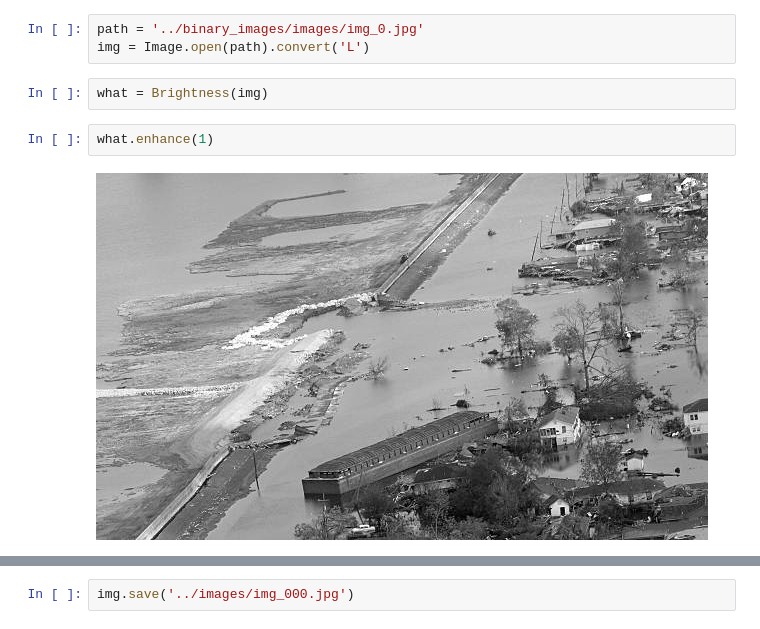
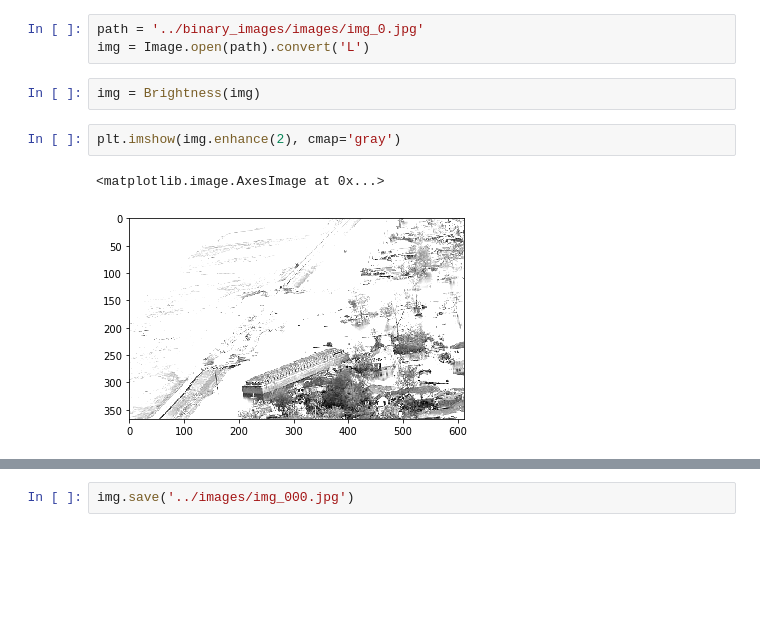
Before and after one commit to Kalz123/Flood_detection_through_imagery, a Jupyter notebook: code/img_augmentation.ipynb, the cells around one changed output, grey strips where cells are left out. Drawn from its saved outputs; the diff is of its cells as text; blank space fills up the shorter version.

```diff
--- a/code/img_augmentation.ipynb
+++ b/code/img_augmentation.ipynb
@@ -10,10 +10,11 @@ from PIL.ImageEnhance import Brightness
 path = '../binary_images/images/img_0.jpg'
 img = Image.open(path).convert('L')
 # %%
-what = Brightness(img)
+img = Brightness(img)
-# %%
-what.enhance(1)
-# %% [output]
-[figure, removed]
+# %%
+plt.imshow(img.enhance(2), cmap='gray')
+# %% [output]
+<matplotlib.image.AxesImage at 0x...>
+[figure, added]
 # %%
 img = Image.open(path).convert('L')
```
Also changed, not shown: parts of 3 cells of this notebook, 2 other files.
